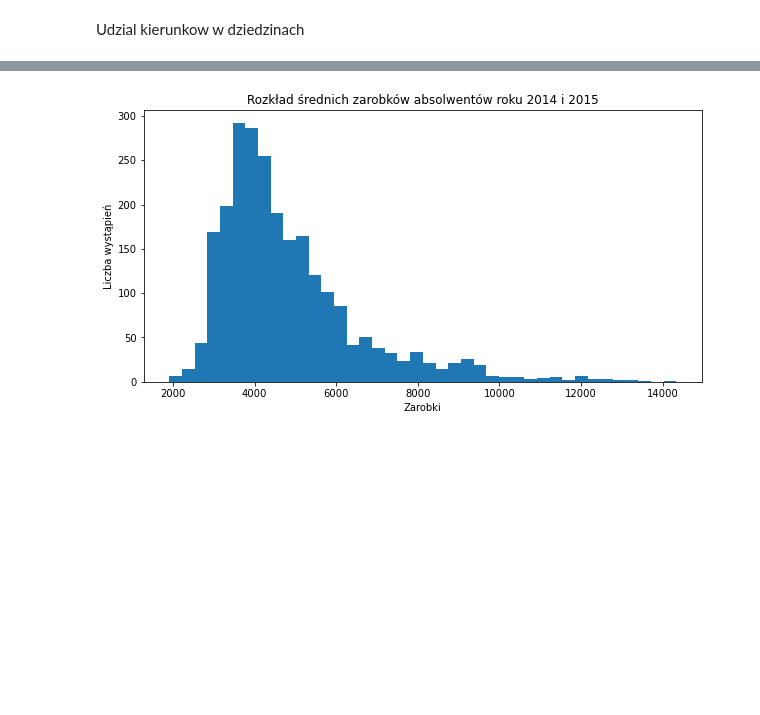
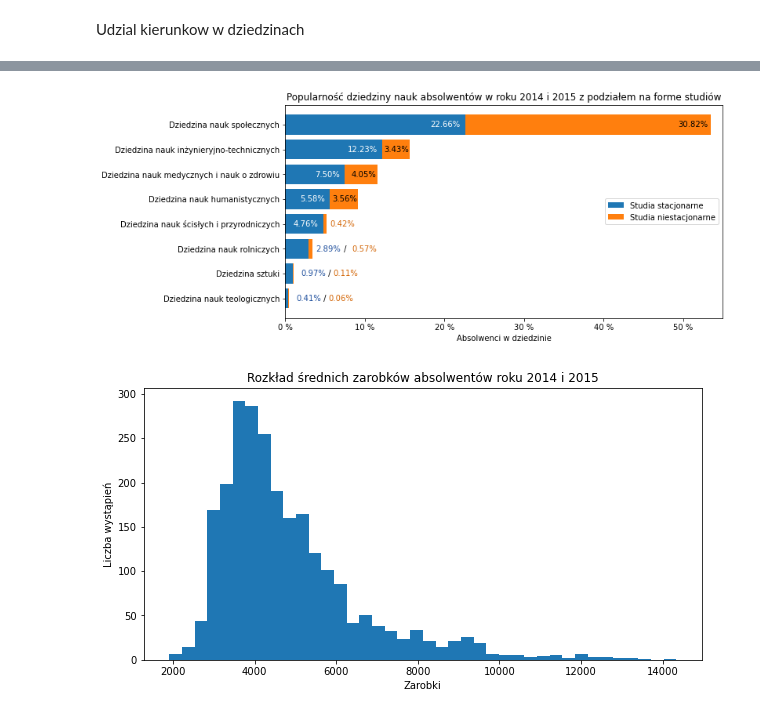
Before and after one commit to CptQuak/CasestudyGraduateEarnings, a Jupyter notebook: zadanie1.ipynb, the cells around one changed output, grey strips where cells are left out. Cells and saved outputs as stored; diff of their text form; code cells hidden in the pictures; blank space fills up the shorter version.

```diff
--- a/zadanie1.ipynb
+++ b/zadanie1.ipynb
@@ -139,3 +138,43 @@ plt.show()
+# %%
+# zgrupowanie wedlug dziedziny i zliczenie kierunkow w tej dziedzinie
+dziedzinadataForm = data1.groupby(["P_DZIEDZINA",'P_FORMA'])['P_N'].sum()
+dziedzinadataForm = dziedzinadataForm.reset_index()
+dziedzinadataForm["P_N"] = dziedzinadataForm["P_N"] / dziedzinadataForm["P_N"].sum()
+
+# wyodrebnienie danych z forma studiowania, posortowanie
+# tak by zachować kolejność z ogolnej popularnosci
+dataFN = dziedzinadataForm[dziedzinadataForm['P_FORMA']=="N"]
+dataFS = dziedzinadataForm[dziedzinadataForm['P_FORMA']=="S"]
+dataFN = dataFN.set_index("P_DZIEDZINA")
+dataFN = dataFN.reindex(index=dziedzinadata["P_DZIEDZINA"])
+dataFN = dataFN.reset_index()
+dataFS = dataFS.set_index("P_DZIEDZINA")
+dataFS = dataFS.reindex(index=dziedzinadata["P_DZIEDZINA"])
+dataFS = dataFS.reset_index()
+plt.figure(figsize=(10,5))
+bars1 = plt.barh(y=dataFS['P_DZIEDZINA'],width=dataFS["P_N"])
+bars2 = plt.barh(y=dataFN['P_DZIEDZINA'],width=dataFN["P_N"],left=dataFS["P_N"])
+plt.legend(['Studia stacjonarne',"Studia niestacjonarne"],loc="right")
+
+plt.title("Popularność dziedziny nauk absolwentów w roku 2014 i 2015 z podziałem na formę studiów")
+plt.bar_label(bars1,labels=[f'{x:.2%}' if x>0.03 and x<0.1  else "" for x in bars1.datavalues],padding=-38,color="white")
+plt.bar_label(bars1,labels=[f'{x:.2%}' if x>0.1  else "" for x in bars1.datavalues],padding=-45,color="white")
+plt.bar_label(bars1,labels=[f'{x:.2%}' if x<0.03  else "" for x in bars1.datavalues],padding=10,color="#21519e")
+plt.bar_label(bars1,labels=[f' / ' if x<0.03  else "" for x in bars1.datavalues],padding=42,color="black")
+plt.bar_label(bars2,labels=[f'{x:.2%}' if x>0.03 and x<0.1  else "" for x in bars2.datavalues],padding=-33,color="black")
+plt.bar_label(bars2,labels=[f'{x:.2%}' if x>0.1  else "" for x in bars2.datavalues],padding=-42,color="black")
+plt.bar_label(bars2,labels=[f'{x:.2%}' if x<0.03 and not (x>0.004 and x<0.0045)  else "" for x in bars2.datavalues],padding=50,color="#d46708")
+plt.bar_label(bars2,labels=[f'{x:.2%}' if (x>0.004 and x<0.0045) else "" for x in bars2.datavalues],padding=5,color="#d46708")
+
+# plt.bar_label(bars2,labels=[f'{x:.2%}' for x in bars.datavalues if x>0.3 else ""],padding=5)
+plt.xlabel(f'Absolwenci w dziedzinie')
+plt.xticks([0,.1,.2,.3,.4,.5,.6,.7,.8,.9,1],labels=["0 %","10 %","20 %","30 %","40 %","50 %","60 %","70 %","80 %","90 %","100 %"])
+plt.xlim(right=.55)
+plt.grid(False)
+plt.savefig('plots/PopularnoscDziedzinaForma.png', dpi=400, bbox_inches='tight')
+plt.show()
+# %% [output]
+[figure, added]
 # %%
 def wageDisrtributionPlot(target,plotTitle,savename):
     plt.figure(figsize=(10,5))
```
Also changed, not shown: parts of 3 cells of this notebook, 5 other files.
